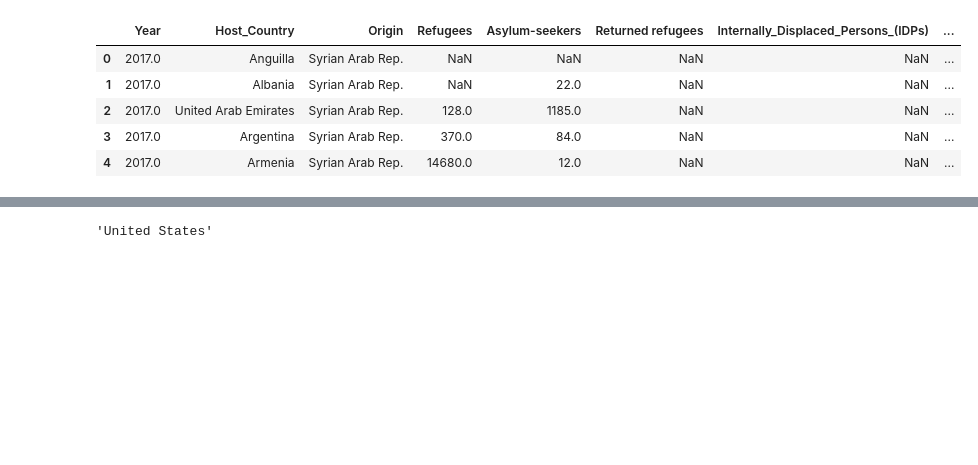
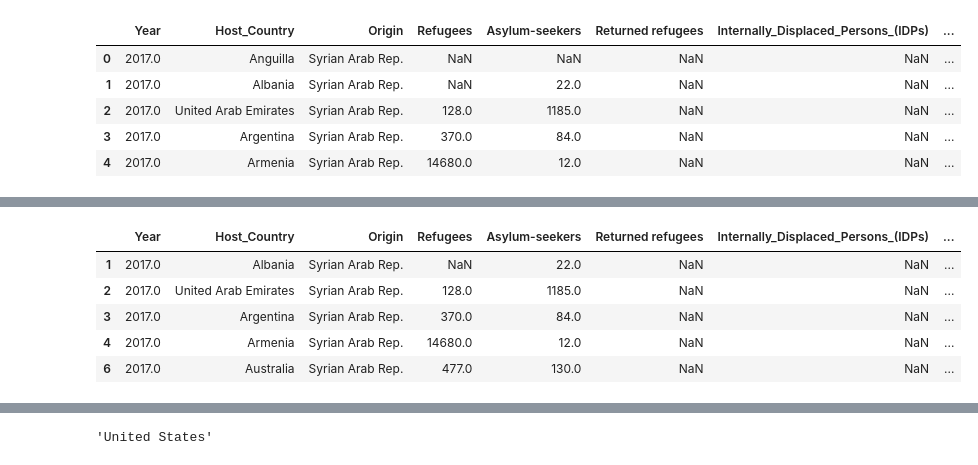
Before and after one commit to mattrehbein/data_studio, a Jupyter notebook: code/02-project/02-Syrian Refugees.ipynb, the cells around one changed output, grey strips where cells are left out. Cells and saved outputs as stored; diff of their text form; code cells hidden in the pictures; blank space fills up the shorter version.

```diff
--- a/code/02-project/02-Syrian Refugees.ipynb
+++ b/code/02-project/02-Syrian Refugees.ipynb
@@ -247,0 +242,10 @@ gdp_merge.plot(kind='scatter', x='Total_Population', y='gdp')
+# %%
+gdp_merge.dropna(axis=0, inplace=True, subset=['Total_Population'])
+gdp_merge.head()
+# %% [output]
+|  | Year | Host_Country | Origin | Refugees | Asylum-seekers | Returned refugees | Internally_Displaced_Persons_(IDPs) | ... |
+| 1 | 2017.0 | Albania | Syrian Arab Rep. | NaN | 22.0 | NaN | NaN | ... |
+| 2 | 2017.0 | United Arab Emirates | Syrian Arab Rep. | 128.0 | 1185.0 | NaN | NaN | ... |
+| 3 | 2017.0 | Argentina | Syrian Arab Rep. | 370.0 | 84.0 | NaN | NaN | ... |
+| 4 | 2017.0 | Armenia | Syrian Arab Rep. | 14680.0 | 12.0 | NaN | NaN | ... |
+| 6 | 2017.0 | Australia | Syrian Arab Rep. | 477.0 | 130.0 | NaN | NaN | ... |
```
Also changed, not shown: parts of 6 cells of this notebook, 4 other files.
